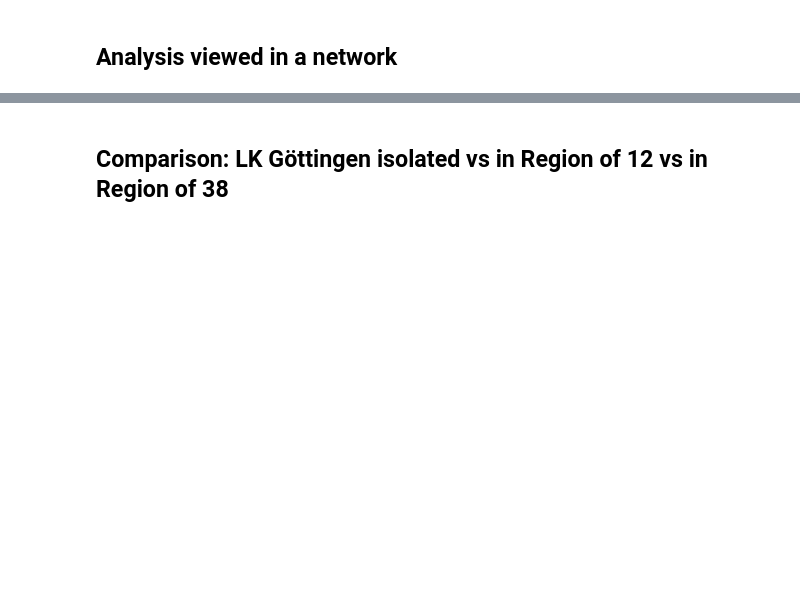
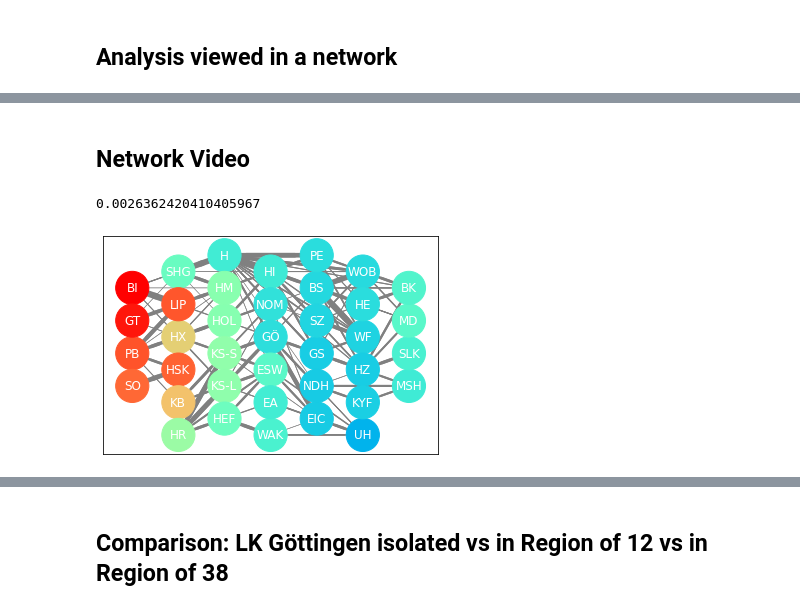
Before and after one commit to torbensun/Modeling-Of-Epidemics-With-Compartmental-And-Network-Models, a Jupyter notebook: Project.ipynb, the cells around one changed output, grey strips where cells are left out. Cells and saved outputs as stored; diff of their text form; code cells hidden in the pictures; blank space fills up the shorter version.

Commit message:
Added Video For Presentation

```diff
--- a/Project.ipynb
+++ b/Project.ipynb
@@ -1620,0 +1614,35 @@ nw38 = create_colored_network(nw_mat, distinct_pos, heavi_I_var)
+# %% [markdown]
+## Network Video
+# %%
+np.max(heavi_I_data)
+# %% [output]
+0.0026362420410405967
+# %%
+def plot_cstate(animation_time, graph, weights, pos):
+    """plots the network with a dictinct, time-dependent colormap
+
+    Args:
+        animation_time (int): time input in days
+        graph (networkx graph): already setup graph
+        weights (array): edge thickness
+        pos ([type]): node positions
+        colors ([type]): node colors
+
+    Returns:
+        drawn network: frame
+    """
+    ccm = plt.cm.ScalarMappable(cmap=plt.cm.rainbow, norm=plt.Normalize(vmin = 0, vmax=np.max(heavi_I_data)))
+    ccm._A = []
+
+    colors=[]
+    for node in graph:
+        colors.append((heavi_I_data[node][animation_time]))
+    q=nx.draw_networkx(graph,distinct_pos, labels=short_labels,node_size=1900, with_labels=True, font_color='white', width=weights, node_color=colors ,edge_color='grey',cmap=plt.cm.rainbow,vmin=0, vmax=np.max(heavi_I_data),arrowsize=1e-10)
+    return q
+
+def plot_cstate_optimized(animation_time):
+    return plot_cstate(67+animation_time, nw38[0], nw38[1], distinct_pos)
+# %%
+plot_cstate_optimized(100)
+# %% [output]
+[figure, added]
```
Also changed, not shown: parts of 11 cells of this notebook, 5 other files.
